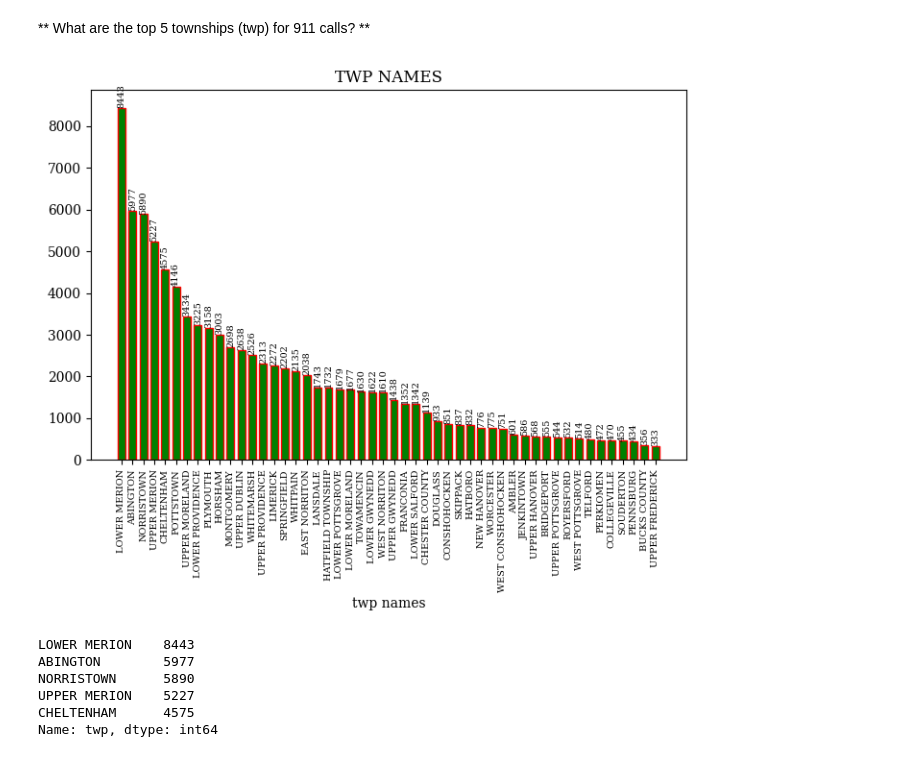
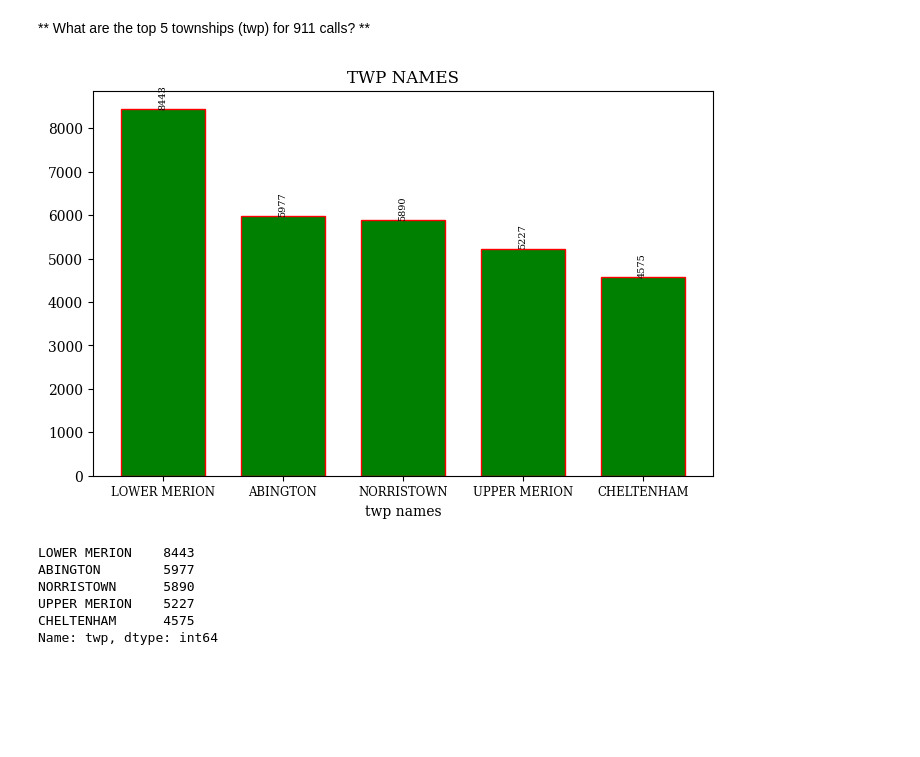
Before and after one commit to doubleyoushinamide/Capstone_Projects, a Jupyter notebook: 911_call_center_data/01-911 Calls Data Capstone Project.ipynb, the cells around one changed output. Saved outputs shown, nothing was run; the diff lists cells and outputs as text; code cells hidden in the pictures; blank space fills up the shorter version.

```diff
--- a/911_call_center_data/01-911 Calls Data Capstone Project.ipynb
+++ b/911_call_center_data/01-911 Calls Data Capstone Project.ipynb
@@ -127,17 +117,17 @@ Top 5 Zip codes are: zip
 Name: count, dtype: int64
 # %%
 fig, ax = plt.subplots(figsize = (8,5))
-bars = ax.bar(top_zips.index, top_zips.values, color = 'green')
+bars = ax.bar(top_zips.index.astype(int).astype(str), top_zips.values, color = 'green', width=0.5)
 #props
 plt.rcParams.update({'font.family': 'serif',
                     'font.size': 10,
                     'axes.labelsize': 12,
                     'axes.titlesize': 12,
-                    'figure.dpi': 100})
+                    'figure.dpi': 300})
 add_labels = lambda x: ax.text(
     x.get_x() + x.get_width()/2,
     x.get_height(),
-    f'{x.get_height()} zips',
+    f'{x.get_height(): ,}',
     ha = 'center', va = 'bottom', fontsize = 8
 )
 
@@ -145,5 +135,5 @@ list(map(add_labels, bars))
 ax.set_title('Top 5 Zip Codes')
 ax.set_xlabel('Zip Numbers')
 ax.set_ylabel('Value Counts')
-ax.set_xticklabels(top_zips.index, ha = 'center')
+#ax.set_xticklabels(top_zips.index, ha = 'center')
 # %% [output]
@@ -168,24 +151,24 @@ def params_default():
 # %% [markdown]
 ** What are the top 5 townships (twp) for 911 calls? **
 # %%
-twp = df['twp'].value_counts().head(50)
+twp = df['twp'].value_counts().head(5)
 # %%
 fig, ax = plt.subplots(figsize = (8,5))
 params_default()
 bars = ax.bar(twp.index, twp.values, width=0.7, edgecolor = 'red', color = 'green')
 
 list(map(lambda x: ax.text(
     x.get_x() + x.get_width()/2,
     x.get_height(),
     f'{x.get_height()}',
     ha = 'center', va = 'bottom', rotation = 'vertical', fontsize = 7), bars))
 
 ax.set_title('TWP NAMES')
 ax.set_xlabel('twp names')
-ax.set_xticklabels(twp.index, rotation = 90, ha = 'center', fontsize = 7)
+#ax.set_xticklabels(twp.index, rotation = 90, ha = 'center', fontsize = 7)
 fig.savefig('/Users/mac/Desktop/file.svg', dpi = 300, bbox_inches = 'tight')
 # %% [output]
-[figure, old version]
+[figure, new version]
 # %%
 # %% [output]
 LOWER MERION    8443
```
Also changed, not shown: parts of 18 cells of this notebook.
